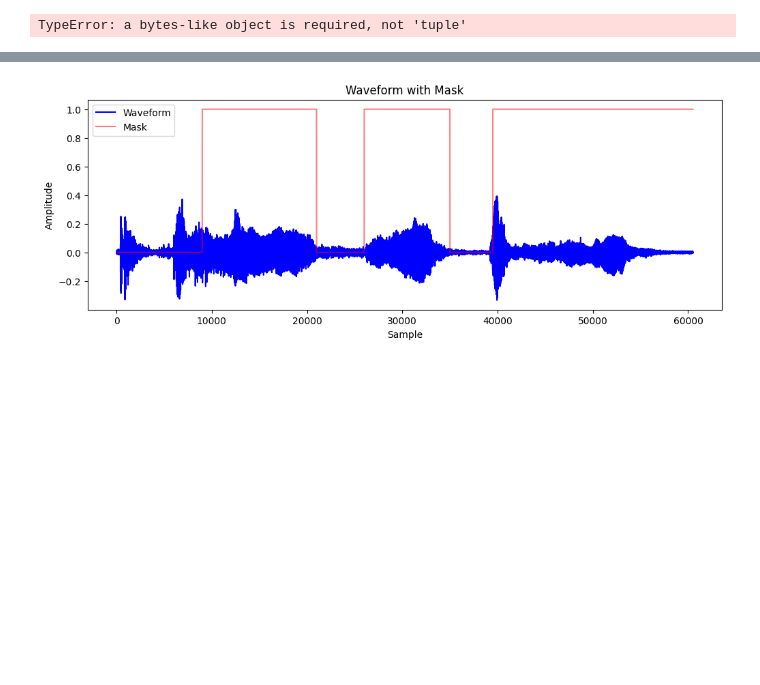
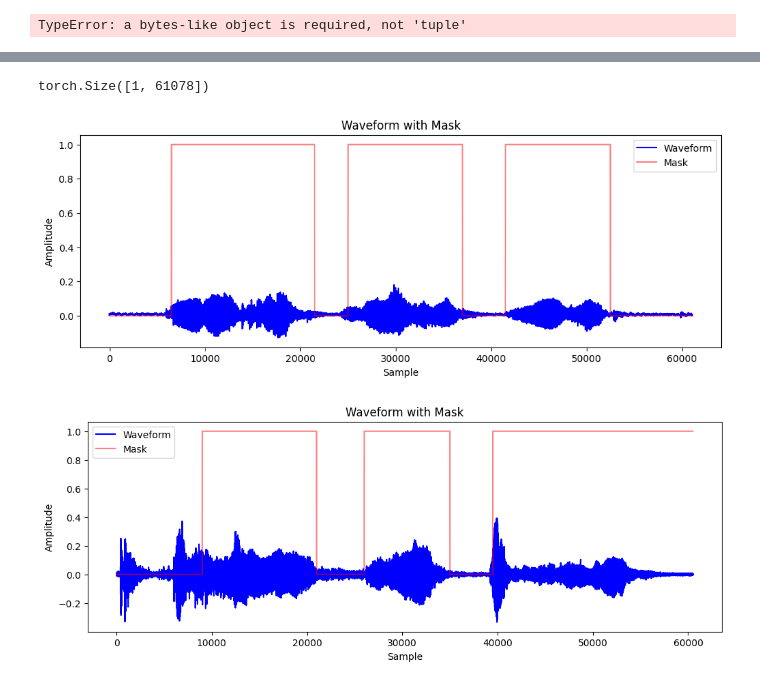
Before and after one commit to crazy-historian/speech_enhancement, a Jupyter notebook: VAD_testing/vad.ipynb, the cells around one changed output, grey strips where cells are left out. Cells and saved outputs as stored; diff of their text form; code cells hidden in the pictures; blank space fills up the shorter version.

```diff
--- a/VAD_testing/vad.ipynb
+++ b/VAD_testing/vad.ipynb
@@ -336,7 +338,7 @@ import webrtcvad
 import numpy as np
 
 # Путь к аудиофайлу
-path = os.path.join("vinograd2.wav")
+path = os.path.join('Vino2.wav')#"vinograd2.wav")
 
 # Загружаем аудиофайл как тензор и частоту дискретизации
 waveform, sample_rate = torchaudio.load(path)
@@ -425,6 +427,24 @@ def plot_waveform_with_mask(waveform, mask, sample_rate=16000):
     plt.ylabel("Amplitude")
     plt.legend()
     plt.show()
+# %%
+waveform.shape
+# %% [output]
+torch.Size([1, 61078])
+# %%
+path = os.path.join("Vino2.wav")
+
+# Загружаем аудиофайл как тензор и частоту дискретизации
+waveform, sample_rate = torchaudio.load(path)
+
+waveform
+mask = [0]*6500 + [1]*15000 + [0]*3500 + [1]*12000 + [0]*4500 + [1]*11000
+mask += [0]*(len(waveform[0]) - len(mask))
+#len(waveform[0]), len(mask)
+
+plot_waveform_with_mask(waveform.view(-1), mask)
+# %% [output]
+[figure, added]
 # %%
 path = os.path.join("vinograd2.wav")
 
```
Also changed, not shown: parts of 13 cells of this notebook, 2 other files.
